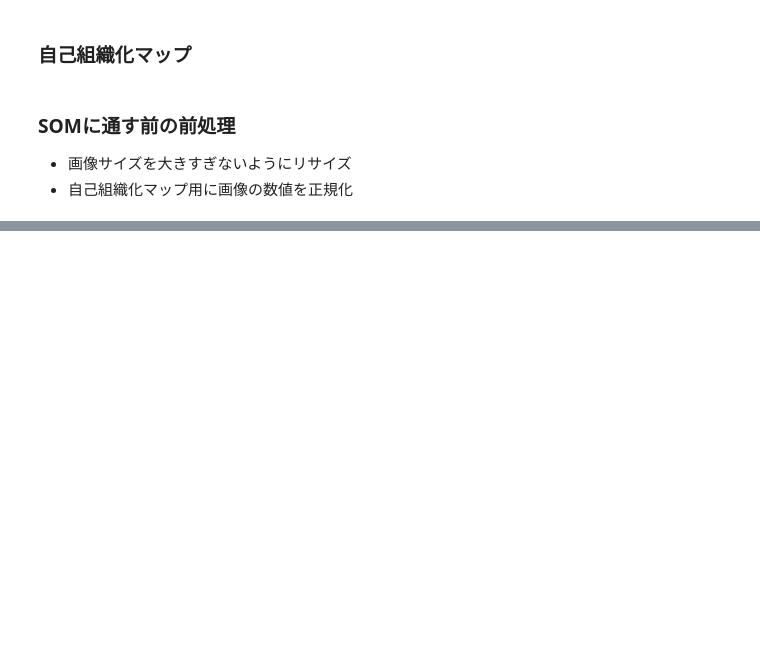
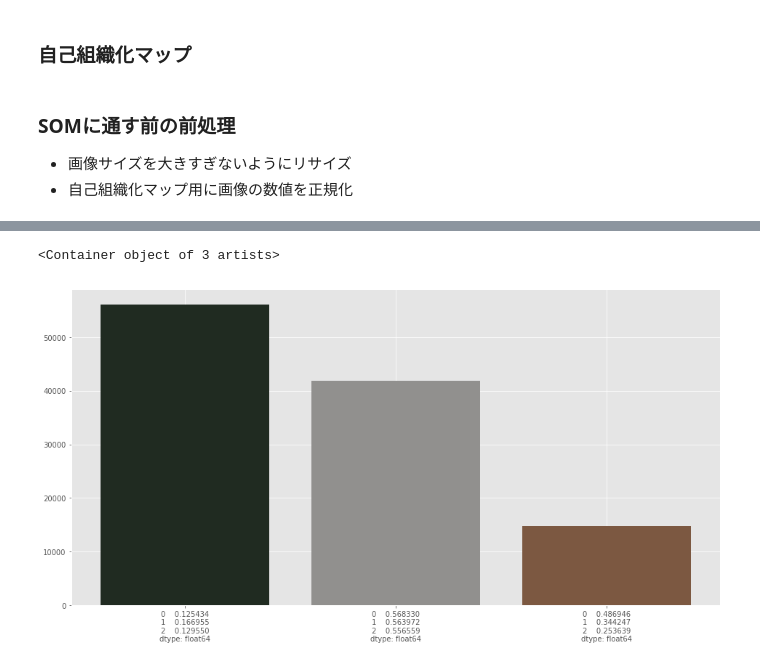
Before and after one commit to Intel0tw5727/info4dm-G4-popular-illust, a Jupyter notebook: notebooks/1_画像を色データとして前処理して分析.ipynb, the cells around one changed output, grey strips where cells are left out. Saved outputs shown, nothing was run; the diff lists cells and outputs as text; code cells hidden in the pictures; blank space fills up the shorter version.

```diff
--- a/notebooks/1_画像を色データとして前処理して分析.ipynb
+++ b/notebooks/1_画像を色データとして前処理して分析.ipynb
@@ -243,0 +203,24 @@ df.replace("?", np.NaN)
+# %%
+# クラスタが減らなくなった位置を探る
+diff = dist[:-1] - dist[1:]
+# %%
+def k_optimize(dist):
+    for i, param in enumerate(dist[1:]):
+        if param > diff[i]:
+            return i+1
+# %%
+k = k_optimize(dist)
+predict = KMeans(n_clusters=k)
+df1["cluster_id"] = predict.fit_predict(rgb_array)
+# %%
+color_list = []
+for i in range(k):
+    rgb_mean = df1[df1["cluster_id"] == i].mean()
+    color_list.append(rgb_mean[0:3])
+# %%
+x = np.arange(1,k+1)
+plt.figure(figsize=(16,8))
+plt.bar(x, df1["cluster_id"].value_counts(), color=color_list, tick_label=color_list, align="center")
+# %% [output]
+<Container object of 3 artists>
+[figure, added]
```
Also changed, not shown: parts of 43 cells of this notebook.
